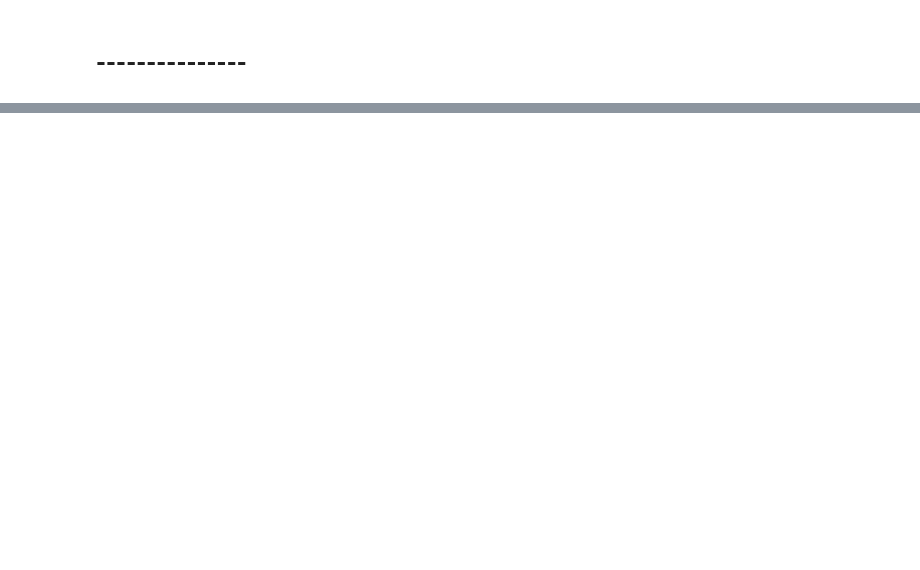
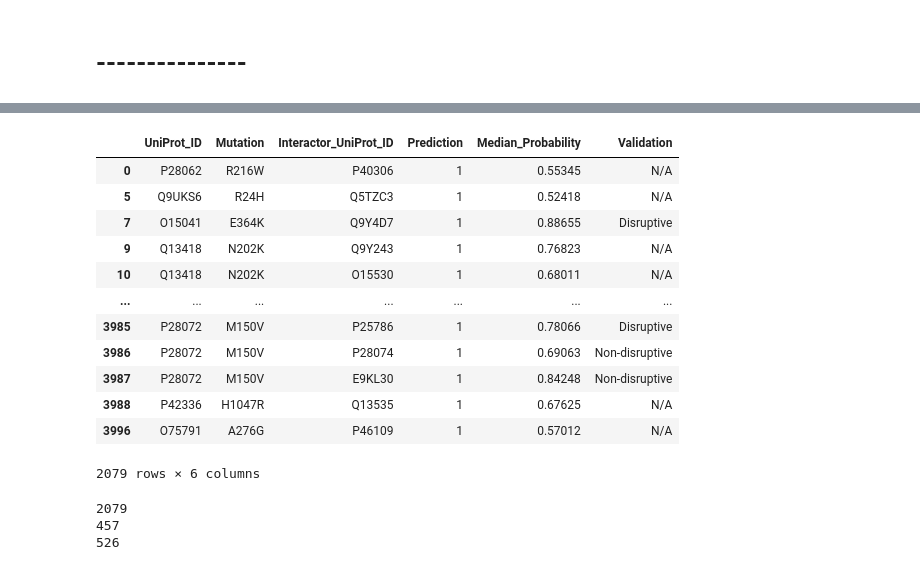
Before and after one commit to ibrahimberb/Predicting-Mutation-Effects, a Jupyter notebook: src/dev/CancerValidation/A1/interfaces_all.ipynb, the cells around one changed output, grey strips where cells are left out. Saved outputs shown, nothing was run; the diff lists cells and outputs as text; code cells hidden in the pictures; blank space fills up the shorter version.

```diff
--- a/src/dev/CancerValidation/A1/interfaces_all.ipynb
+++ b/src/dev/CancerValidation/A1/interfaces_all.ipynb
@@ -155,0 +357,24 @@ metrics_merged
+# %%
+brca_data_temp_1
+# %% [output]
+|  | UniProt_ID | Mutation | Interactor_UniProt_ID | Prediction | Median_Probability | Validation |
+| 0 | P28062 | R216W | P40306 | 1 | 0.55345 | N/A |
+| 5 | Q9UKS6 | R24H | Q5TZC3 | 1 | 0.52418 | N/A |
+| 7 | O15041 | E364K | Q9Y4D7 | 1 | 0.88655 | Disruptive |
+| 9 | Q13418 | N202K | Q9Y243 | 1 | 0.76823 | N/A |
+| 10 | Q13418 | N202K | O15530 | 1 | 0.68011 | N/A |
+| ... | ... | ... | ... | ... | ... | ... |
+| 3985 | P28072 | M150V | P25786 | 1 | 0.78066 | Disruptive |
+| 3986 | P28072 | M150V | P28074 | 1 | 0.69063 | Non-disruptive |
+| 3987 | P28072 | M150V | E9KL30 | 1 | 0.84248 | Non-disruptive |
+| 3988 | P42336 | H1047R | Q13535 | 1 | 0.67625 | N/A |
+| 3996 | O75791 | A276G | P46109 | 1 | 0.57012 | N/A |
+2079 rows × 6 columns
+# %%
+print(len(brca_data_temp_1))
+print(len(brca_data_temp_1[brca_data_temp_1["Validation"] == "Disruptive"]))
+print(len(brca_data_temp_1[brca_data_temp_1["Validation"] == "Non-disruptive"]))
+# %% [output]
+2079
+457
+526
```
Also changed, not shown: parts of 28 cells of this notebook, 9 other files.
